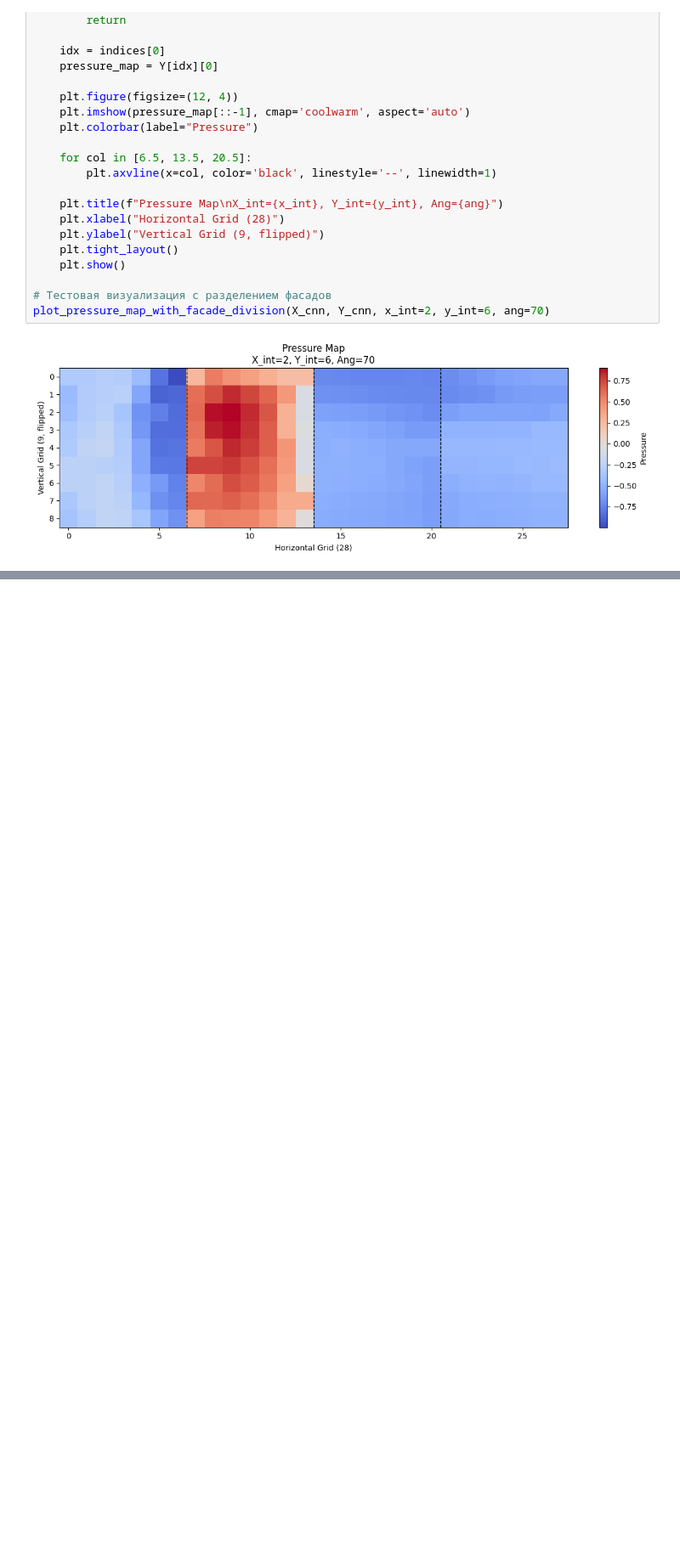
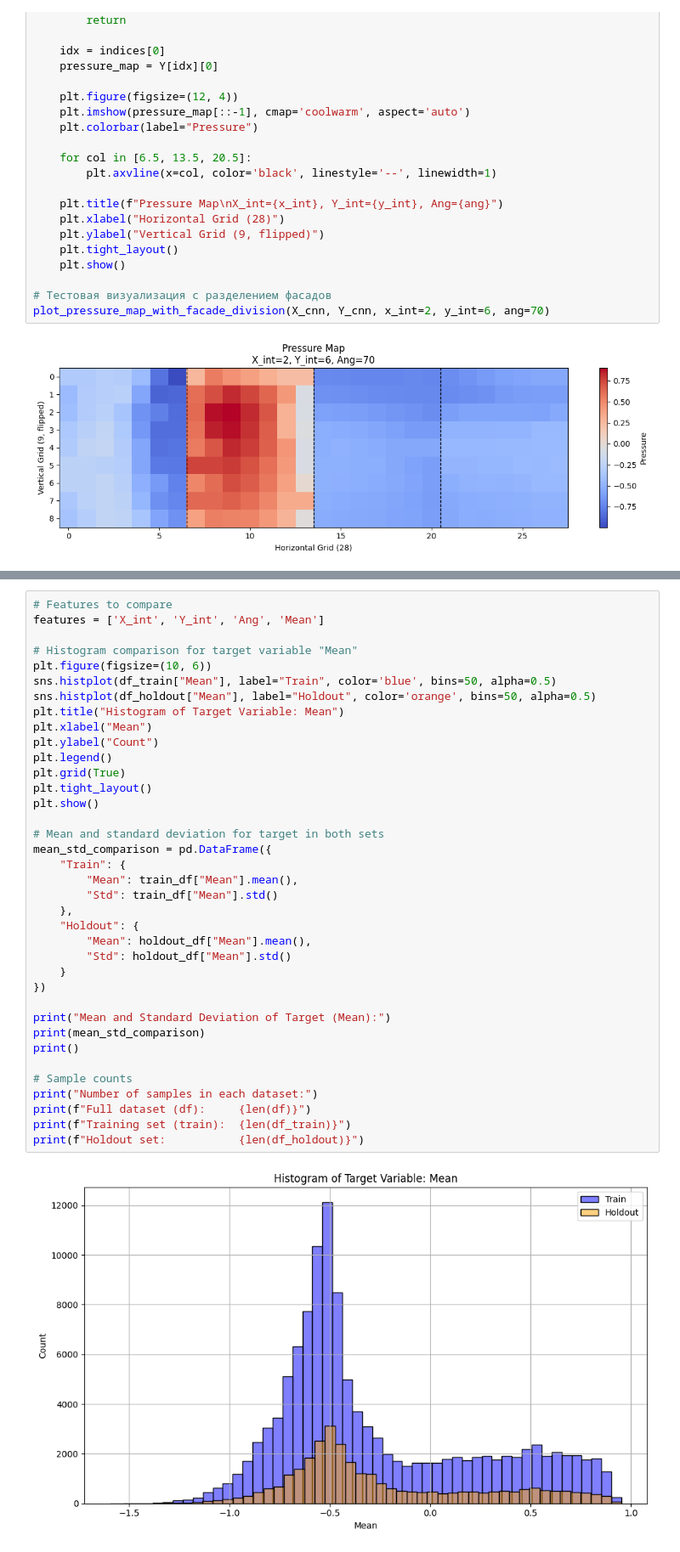
Before and after one commit to fzakharov129/wind_pressure_prediction_CNN, a Jupyter notebook: notebooks/01_data_exploration.ipynb, the cells around one changed output, grey strips where cells are left out. Shown: that part at 85% size. Saved outputs shown, nothing was run; the diff lists cells and outputs as text; blank space fills up the shorter version.

```diff
--- a/notebooks/01_data_exploration.ipynb
+++ b/notebooks/01_data_exploration.ipynb
@@ -385,0 +749,39 @@ plot_pressure_map_with_facade_division(X_cnn, Y_cnn, x_int=2, y_int=6, ang=70)
+# %%
+# Features to compare
+features = ['X_int', 'Y_int', 'Ang', 'Mean']
+
+# Histogram comparison for target variable "Mean"
+plt.figure(figsize=(10, 6))
+sns.histplot(df_train["Mean"], label="Train", color='blue', bins=50, alpha=0.5)
+sns.histplot(df_holdout["Mean"], label="Holdout", color='orange', bins=50, alpha=0.5)
+plt.title("Histogram of Target Variable: Mean")
+plt.xlabel("Mean")
+plt.ylabel("Count")
+plt.legend()
+plt.grid(True)
+plt.tight_layout()
+plt.show()
+
+# Mean and standard deviation for target in both sets
+mean_std_comparison = pd.DataFrame({
+    "Train": {
+        "Mean": train_df["Mean"].mean(),
+        "Std": train_df["Mean"].std()
+    },
+    "Holdout": {
+        "Mean": holdout_df["Mean"].mean(),
+        "Std": holdout_df["Mean"].std()
+    }
+})
+
+print("Mean and Standard Deviation of Target (Mean):")
+print(mean_std_comparison)
+print()
+
+# Sample counts
+print("Number of samples in each dataset:")
+print(f"Full dataset (df):     {len(df)}")
+print(f"Training set (train):  {len(df_train)}")
+print(f"Holdout set:           {len(df_holdout)}")
+# %% [output]
+[figure, added]
```
Also changed, not shown: parts of 5 cells of this notebook, 2 other files.
